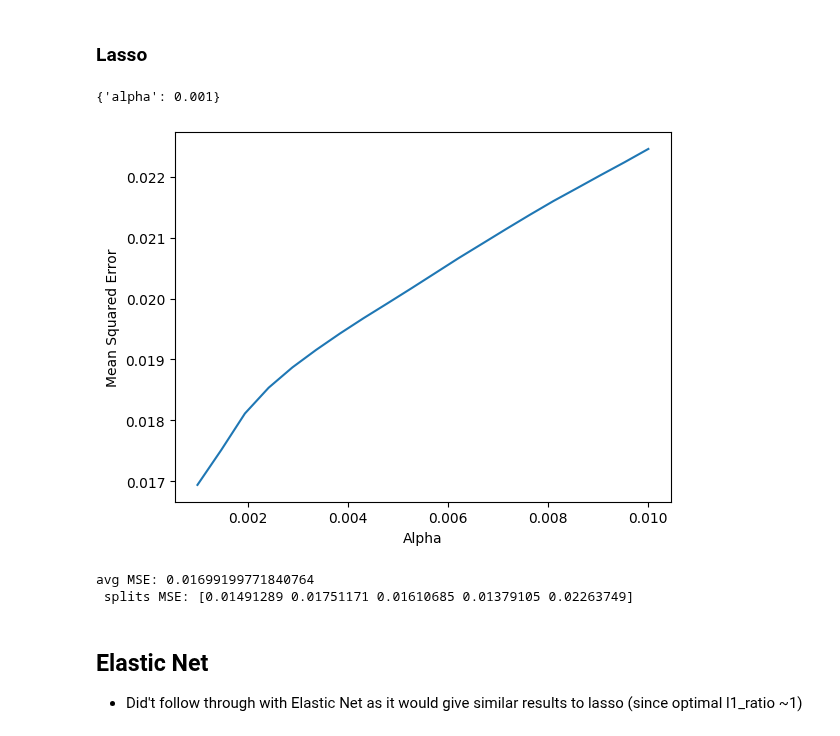
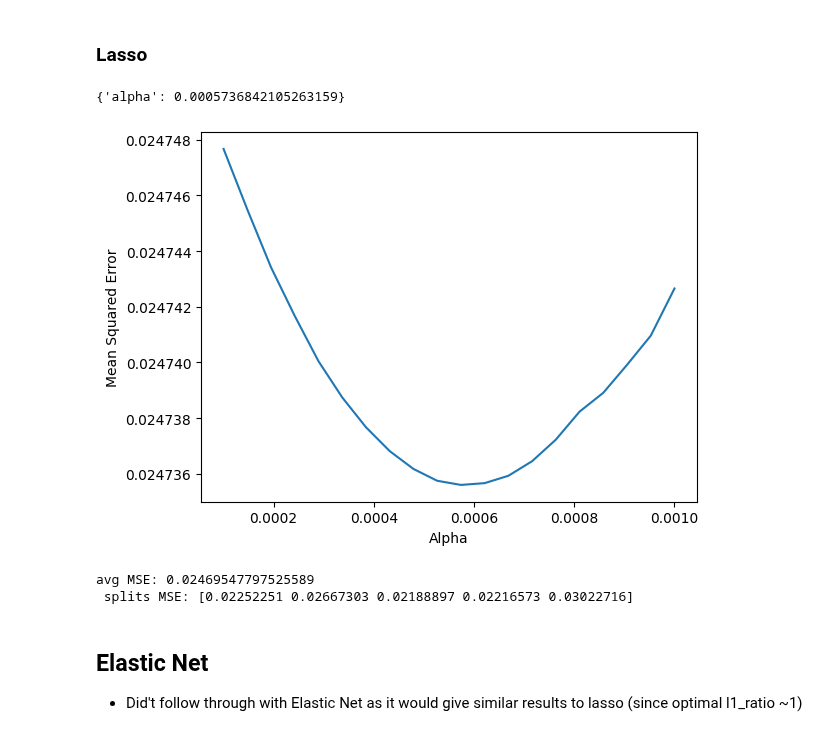
Before and after one commit to stephanie-yz/House-Prices, a Jupyter notebook: 03 Model Selection.ipynb, the cells around one changed output. Drawn from its saved outputs; the diff is of its cells as text; code cells hidden in the pictures.

Commit message:
lasso - fit using only top 10 vars

```diff
--- a/03 Model Selection.ipynb
+++ b/03 Model Selection.ipynb
@@ -188,33 +188,33 @@ avg MSE: 0.027357384538404084
 # %%
 ## hyperparameter tuning: alpha
 param_grid = {'alpha': np.linspace(0.0001, 0.001, 20)}
-kf = KFold(n_splits=6, shuffle=True, random_state=8)
+kf = KFold(n_splits=10, shuffle=True, random_state=8)
 
 lasso_tuning = GridSearchCV(Lasso(random_state=8), param_grid, scoring='neg_mean_squared_error', cv=kf)
-lasso_tuning.fit(x_train_onehot.values, y_train.values)
+lasso_tuning.fit(x_train_onehot_top10.values, y_train.values)
 lasso_tuning_params = lasso_tuning.cv_results_['param_alpha']
 lasso_tuning_mse = -lasso_tuning.cv_results_['mean_test_score']
 
 ## find best param with lowest mse, and plot params against mse
 print(lasso_tuning.best_params_)
 plt.plot(lasso_tuning_params, lasso_tuning_mse)
 plt.xlabel('Alpha')
 plt.ylabel('Mean Squared Error')
 None
 # %% [output]
-{'alpha': 0.001}
+{'alpha': 0.0005736842105263159}
-[figure, old version]
+[figure, new version]
 # %%
 ## instantiate rf algorith, using best tuned param
-lasso = Lasso(alpha=0.0009)
+lasso = Lasso(alpha=0.000574)
 
 ## cross validation
 kf = KFold(n_splits=5, shuffle=True, random_state=8)
-lasso_cv_scores = cross_val_score(lasso, x_train_onehot.values, y_train.values, scoring='neg_mean_squared_error', cv=kf)
+lasso_cv_scores = cross_val_score(lasso, x_train_onehot_top10.values, y_train.values, scoring='neg_mean_squared_error', cv=kf)
 print(f'avg MSE: {np.mean(-lasso_cv_scores)}\n', f'splits MSE: {-lasso_cv_scores}')
 # %% [output]
-avg MSE: 0.01699199771840764
- splits MSE: [0.01491289 0.01751171 0.01610685 0.01379105 0.02263749]
+avg MSE: 0.02469547797525589
+ splits MSE: [0.02252251 0.02667303 0.02188897 0.02216573 0.03022716]
 # %% [markdown]
 ## Elastic Net
 
```
Also changed, not shown: parts of 4 cells of this notebook.
